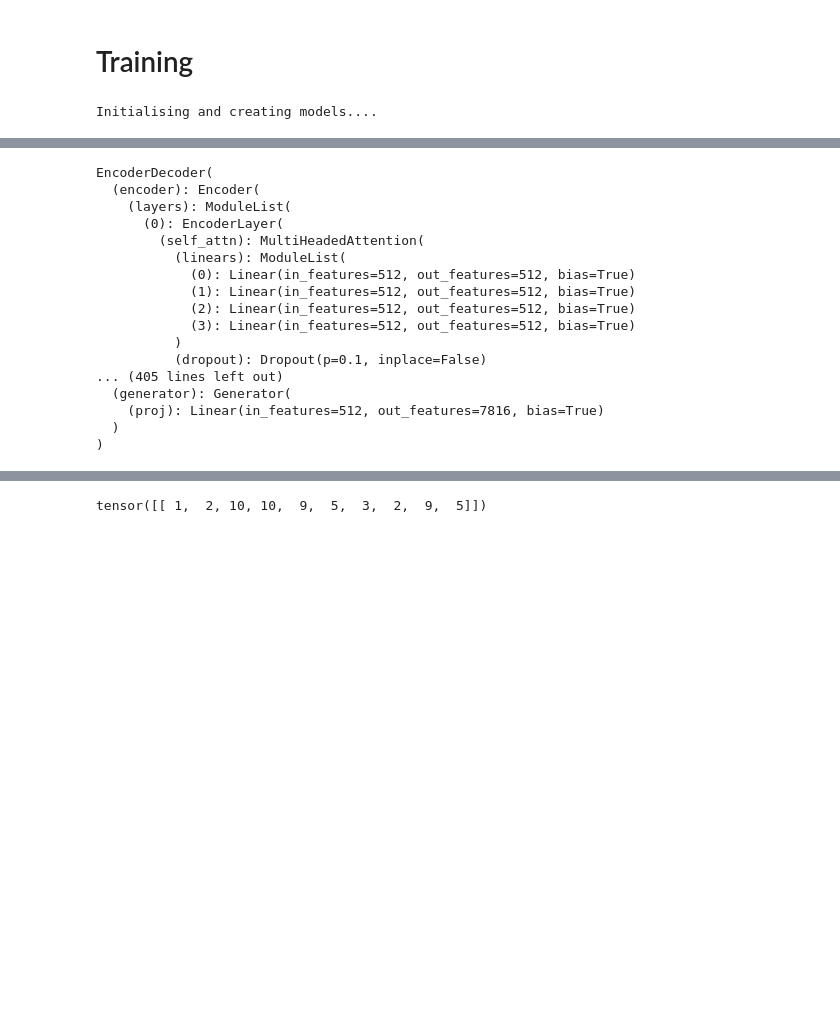
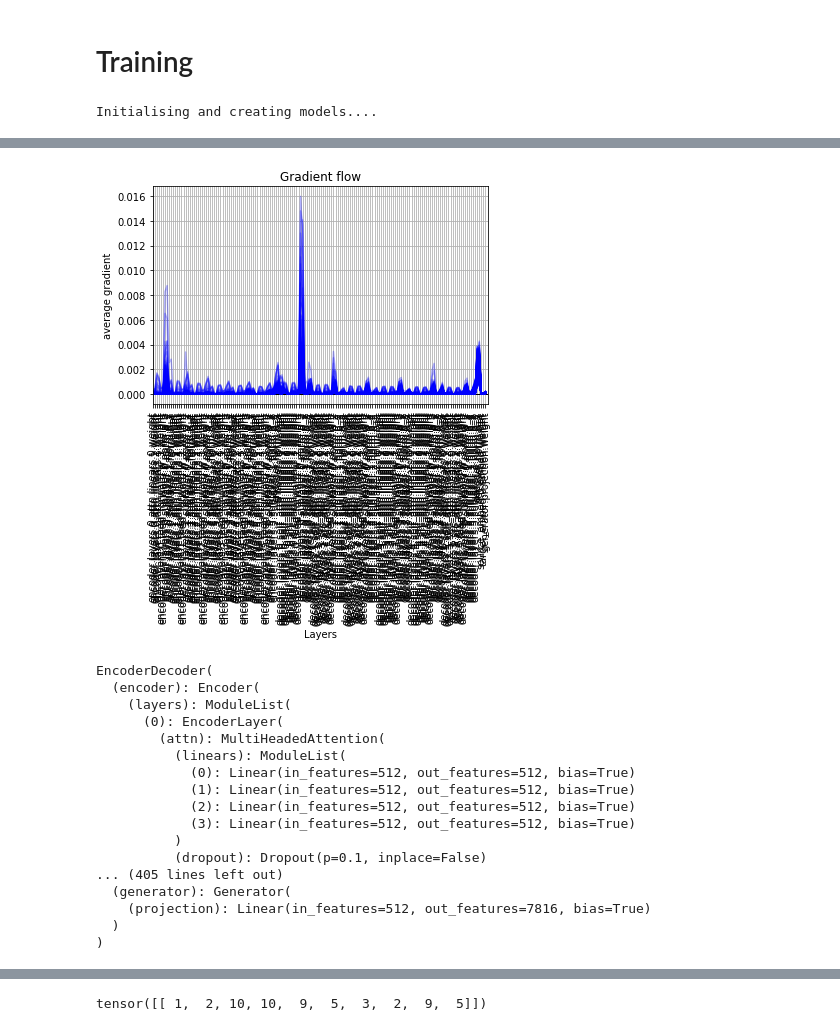
Before and after one commit to deepak4669/Conversational-Agents, a Jupyter notebook: Dialog Systems/Notebooks/transformer.ipynb, the cells around one changed output, grey strips where cells are left out. Drawn from its saved outputs; the diff is of its cells as text; code cells hidden in the pictures; blank space fills up the shorter version.

Commit message:
layernorm corrected model2

```diff
--- a/Dialog Systems/Notebooks/transformer.ipynb
+++ b/Dialog Systems/Notebooks/transformer.ipynb
@@ -694,3 +694,16 @@ class Encoder(nn.Module):
             x=layer(x,mask)
 
         return self.norm(x)
+# %%
+class LayerNorm(nn.Module):
+
+    def __init__(self,features,eps=1e-6):
+        super().__init__()
+        self.a_2=nn.Parameter(torch.ones(features))
+        self.b_2=nn.Parameter(torch.zeros(features))
+        self.eps=eps
+
+    def forward(self,x):
+        mean=x.mean(-1,keepdim=True)
+        std=x.std(-1,keepdim=True)
+        return self.a_2*(x-mean)/(std+self.eps)+self.b_2
@@ -708,16 +732,3 @@ class EncoderLayer(nn.Module):
 
         x=self.sublayer[0](x,lambda x: self.attn(x,x,x,mask))
         return self.sublayer[1](x,self.feed_forward)
-# %%
-class LayerNorm(nn.Module):
-
-    def __init__(self,features,eps=1e-6):
-        super().__init__()
-        self.a_2=nn.Parameter(torch.ones(features))
-        self.b_2=nn.Parameter(torch.zeros(features))
-        self.eps=eps
-
-    def forward(self,x):
-        mean=x.mean(-1,keepdim=True)
-        std=x.std(-1,keepdim=True)
-        return self.a_2*(x-mean)/(x+std)+self.b_2
@@ -1066,6 +1068,7 @@ class SimpleLossCompute:
         loss = self.criterion(x.contiguous().view(-1, x.size(-1)),
                               y.contiguous().view(-1)) / norm
         loss.backward()
+        plot_grad_flow(model.named_parameters())
         if self.opt is not None:
             self.opt.step()
             self.opt.optimizer.zero_grad()
@@ -1110,9 +1113,9 @@ t1=time.time()
 # criterion=LabelSmoothing()
 criterion = LabelSmoothing(size=V, padding_idx=0, smoothing=0.0)
 
-model=make_model(V,V)
+model=make_model2(V,V)
 # model_opt=torch.optim.Adam(model.parameters(),lr=0.0001,betas=(0.9,0.988),eps=1e-9)
-model_opt = NoamOpt(model.src_embed[0].d_model, 1, 400,
+model_opt = NoamOpt(model.source_embed[0].d_model, 1, 400,
         torch.optim.Adam(model.parameters(), lr=0, betas=(0.9, 0.98), eps=1e-9))
 print("="*100)
 print("Creating Models took: "+str(time.time()-t1))
@@ -1122,7 +1125,7 @@ print("Creating Models took: "+str(time.time()-t1))
 model.train()
 for epoch in range(1000):
 
-    current_batch=batches[epoch%10]
+    current_batch=batches[epoch%200]
     loss_val=run_epoch(current_batch,model,SimpleLossCompute(model.generator, criterion, model_opt))
     print("Epoch: "+str(epoch)+" Loss Value: "+str(loss_val))
 # %% [output]
@@ -1147,3 +1150,4 @@ Epoch: 999 Loss Value: tensor(18.6458)
+[figure, added]
 # %%
 def greedy_decode(model, src, src_mask, max_len, start_symbol):
     memory = model.encode(src, src_mask)
@@ -1166,7 +1170,7 @@ EncoderDecoder(
   (encoder): Encoder(
     (layers): ModuleList(
       (0): EncoderLayer(
-        (self_attn): MultiHeadedAttention(
+        (attn): MultiHeadedAttention(
           (linears): ModuleList(
             (0): Linear(in_features=512, out_features=512, bias=True)
             (1): Linear(in_features=512, out_features=512, bias=True)
@@ -1176,7 +1180,7 @@ EncoderDecoder(
           (dropout): Dropout(p=0.1, inplace=False)
 ... (405 lines left out)
   (generator): Generator(
-    (proj): Linear(in_features=512, out_features=7816, bias=True)
+    (projection): Linear(in_features=512, out_features=7816, bias=True)
   )
 )
 # %%
```
Also changed, not shown: parts of 13 cells of this notebook.
